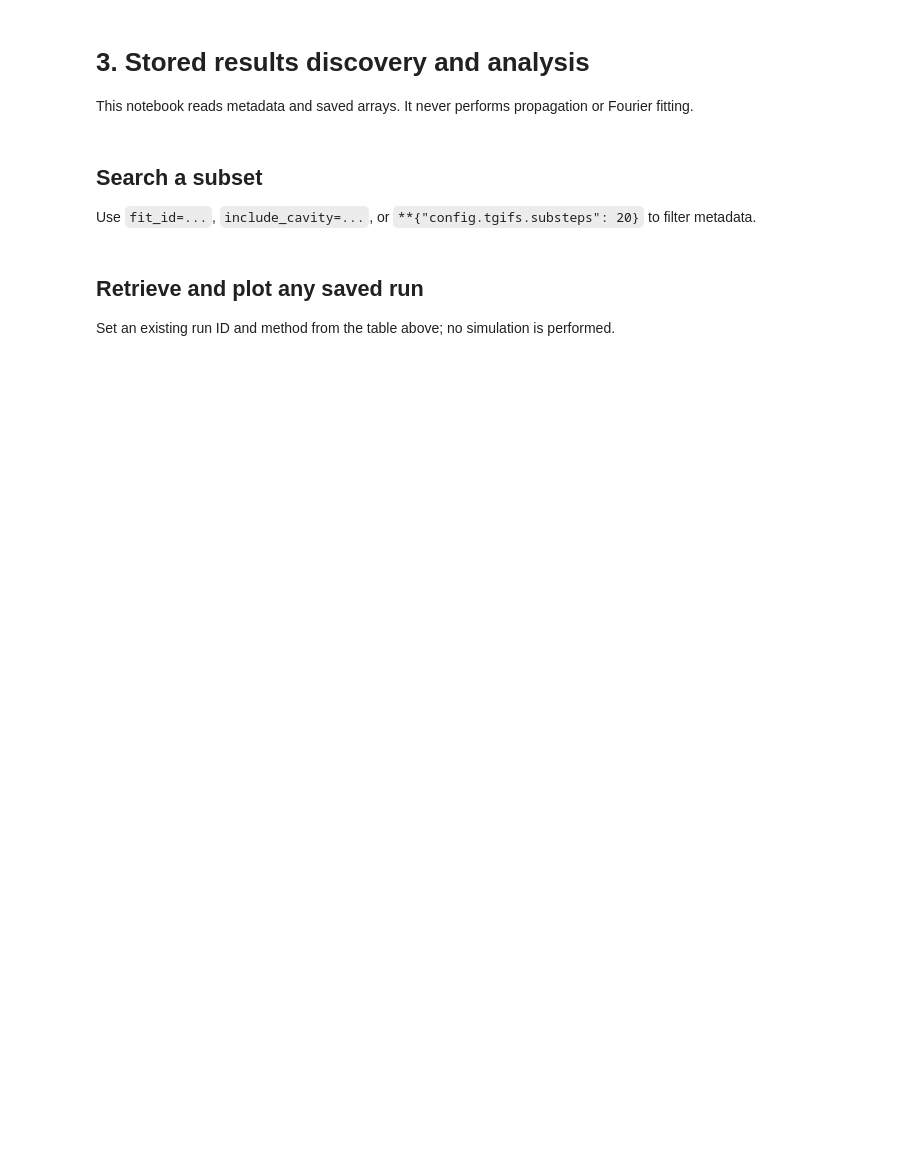
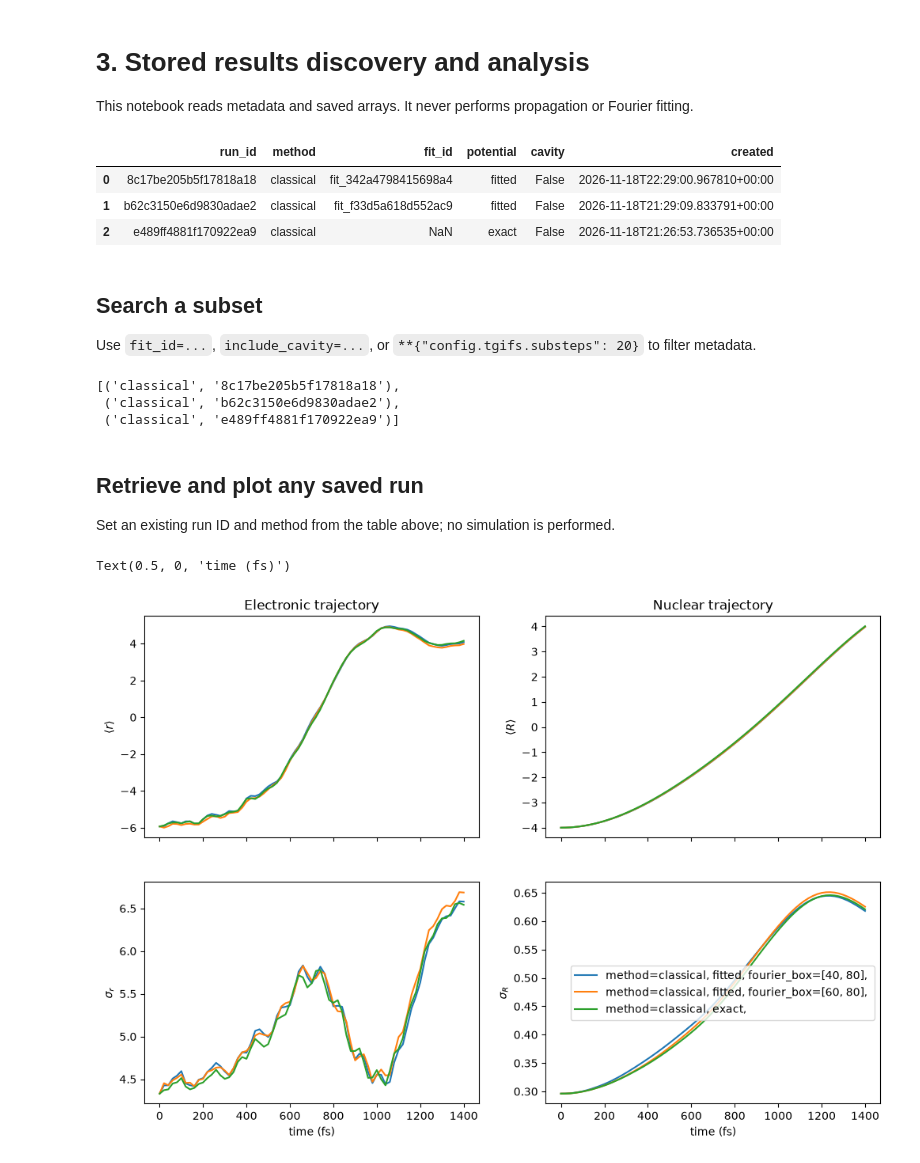
Before and after one commit to simkoi/bosonic_algo, a Jupyter notebook: notebooks/03_results_analysis.ipynb, the cells around one changed output. Saved outputs shown, nothing was run; the diff lists cells and outputs as text; code cells hidden in the pictures; blank space fills up the shorter version.

Commit message:
Added more plots to analysis notebook

```diff
--- a/notebooks/03_results_analysis.ipynb
+++ b/notebooks/03_results_analysis.ipynb
@@ -27,29 +27,78 @@ _src = str(ROOT / "src")
 if _src not in sys.path:
     sys.path.insert(0, _src)
 
+FIT_ROOT = ROOT / "data" / "fits"
+RESULT_ROOT = ROOT / "results"
+
 from bosonic_algo import ResultStore
 store = ResultStore(ROOT / "results")
 metadata = store.list_results()
 pd.DataFrame([{"run_id":m["run_id"], "method":m["method"], "fit_id":m["inputs"].get("fit_id"), "potential":m["inputs"].get("potential"), "cavity":m["inputs"]["config"]["cavity"]["enabled"], "created":m["created_utc"]} for m in metadata])
+# %% [output]
+|  | run_id | method | fit_id | potential | cavity | created |
+| 0 | 8c17be205b5f17818a18 | classical | fit_342a4798415698a4 | fitted | False | 2026-11-18T22:29:00.967810+00:00 |
+| 1 | b62c3150e6d9830adae2 | classical | fit_f33d5a618d552ac9 | fitted | False | 2026-11-18T21:29:09.833791+00:00 |
+| 2 | e489ff4881f170922ea9 | classical | NaN | exact | False | 2026-11-18T21:26:53.736535+00:00 |
 # %% [markdown]
 ## Search a subset
 
 Use `fit_id=...`, `include_cavity=...`, or `**{"config.tgifs.substeps": 20}` to filter metadata.
 # %%
-matches = store.find_results(method="tgifs", include_cavity=False)
-[(m["run_id"], m["inputs"].get("fit_id")) for m in matches]
+#matches = store.find_results(method="classical")
+#[(m["run_id"], m["inputs"].get("fit_id")) for m in matches]
+
+matches = store.find_results(method="classical")
+[(m["method"], m["run_id"]) for m in matches]
+# %% [output]
+[('classical', '8c17be205b5f17818a18'),
+ ('classical', 'b62c3150e6d9830adae2'),
+ ('classical', 'e489ff4881f170922ea9')]
 # %% [markdown]
 ## Retrieve and plot any saved run
 
 Set an existing run ID and method from the table above; no simulation is performed.
 # %%
-METHOD = "tgifs"
-RUN_ID = None
-if RUN_ID is None:
-    print("Set RUN_ID to load a saved result")
-else:
+import matplotlib.pyplot as plt
+
+fig, axes = plt.subplots(2, 2, figsize=(12, 8), sharex=True)
+
+panels = [
+    ('mean_r', r'$\langle r\rangle$', axes[0,0]),
+    ('mean_R', r'$\langle R\rangle$', axes[0,1]),
+    ('sigma_r', r'$\sigma_r$', axes[1,0]),
+    ('sigma_R', r'$\sigma_R$', axes[1,1]),
+]
+
+lab_keys_run = ['method']
+lab_keys_fit = ['fourier_box']
+
+for m in matches:
+    METHOD, RUN_ID = (m["method"], m["run_id"])
     data, meta = store.load(METHOD, RUN_ID)
-    print(meta["inputs"])
-    import matplotlib.pyplot as plt
-    plt.plot(data["times"], data["mean_R"], label="<R>")
-    plt.legend()
+    #print(meta["inputs"])
+    fit_id = meta["inputs"].get("fit_id")
+    potential = meta["inputs"].get("potential")
+    if potential == 'fitted':
+        fit = load_fit(fit_id, FIT_ROOT)
+        fit_meta = fit.metadata
+
+    for key,label,ax in panels:
+        lab = ''
+        for k in lab_keys_run:
+            lab = lab + k + "=" + str(meta[k]) + ", "
+        lab = lab + potential + ", "
+        if potential == 'fitted':
+            for k in lab_keys_fit:
+                lab = lab + k + "=" + str(fit_meta[k]) + ", "
+        ax.plot(data["times"], data[key], '-',label = lab)
+        ax.set_ylabel(label)
+
+
+plt.legend()
+axes[0,0].set_title('Electronic trajectory')
+axes[0,1].set_title('Nuclear trajectory')
+axes[1,0].set_xlabel('time (fs)')
+axes[1,1].set_xlabel('time (fs)')
+# %% [output]
+Text(0.5, 0, 'time (fs)')
+[figure, added]
```
Also changed, not shown: 5 other files.
